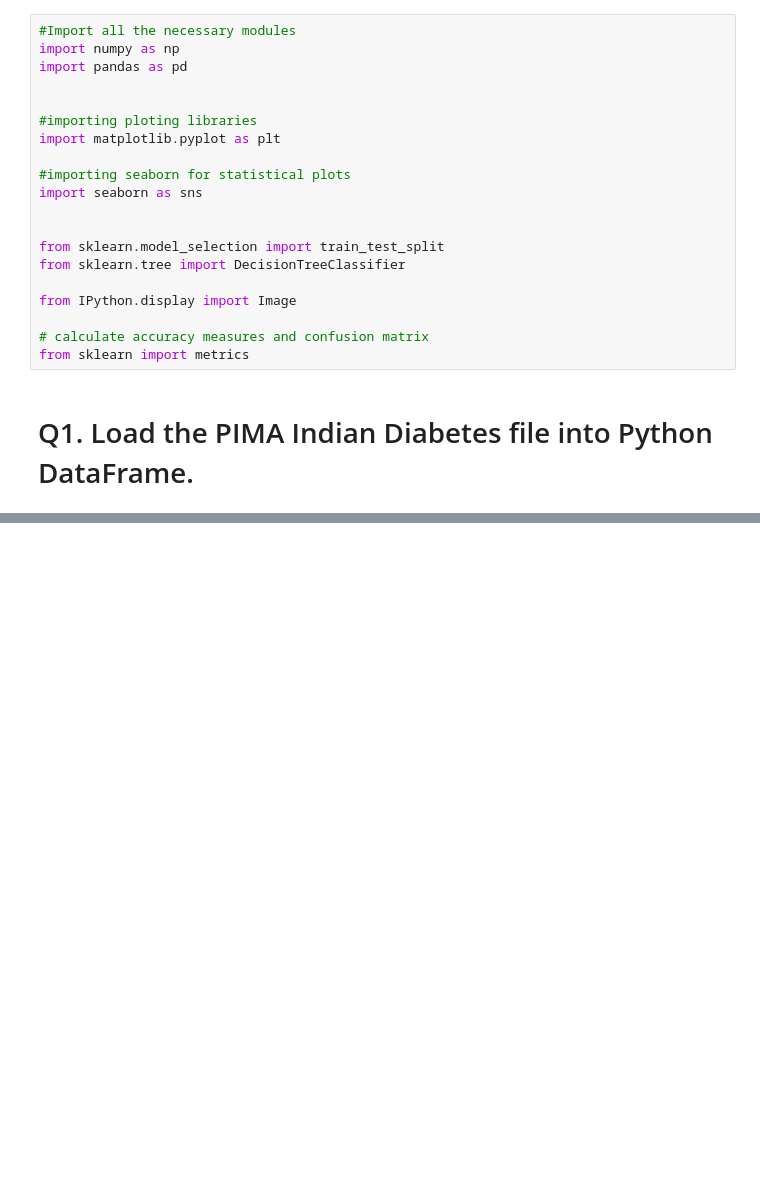
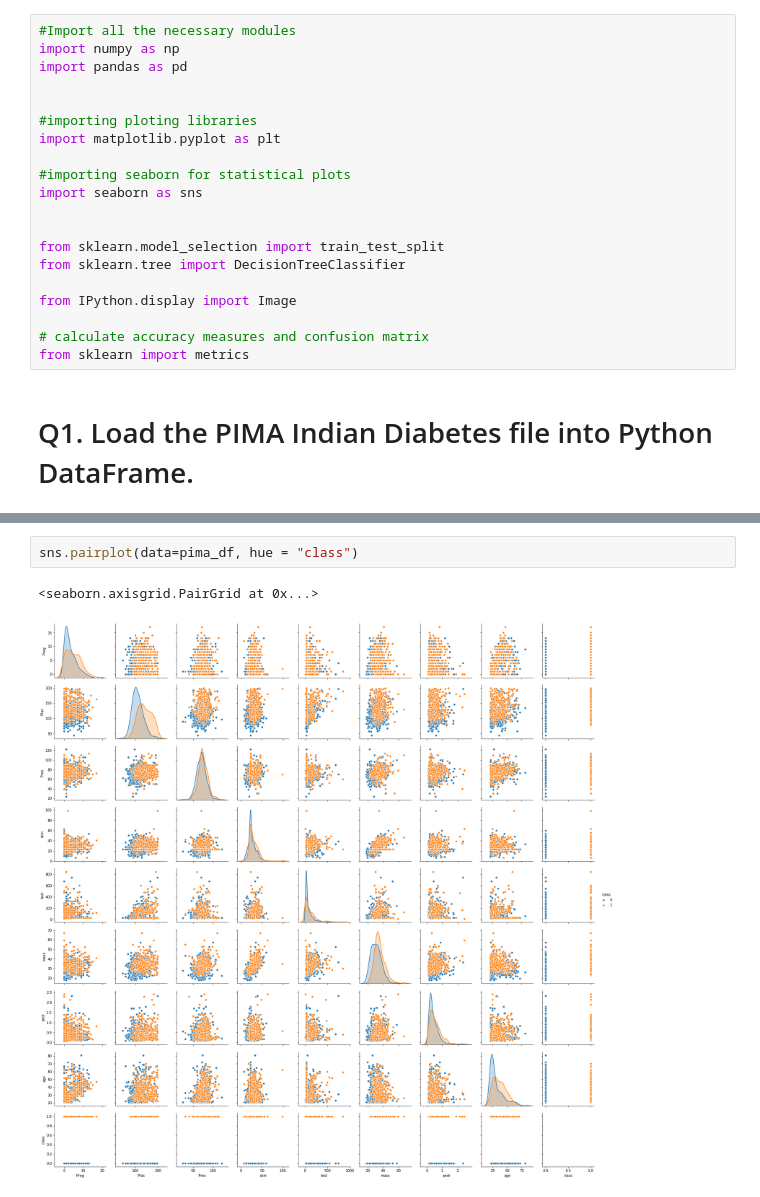
Before and after one commit to knightriderX/randomPythonNotebooks, a Jupyter notebook: R3_Internal_Lab_PimaD_KG_Solutions.ipynb, the cells around one changed output, grey strips where cells are left out. Drawn from its saved outputs; the diff is of its cells as text; blank space fills up the shorter version.

```diff
--- a/R3_Internal_Lab_PimaD_KG_Solutions.ipynb
+++ b/R3_Internal_Lab_PimaD_KG_Solutions.ipynb
@@ -55,0 +181,5 @@ url = "https://raw.githubusercontent.com/knightriderX/randomPythonNotebooks/mast
+# %%
+sns.pairplot(data=pima_df, hue = "class")
+# %% [output]
+<seaborn.axisgrid.PairGrid at 0x...>
+[figure, added]
```
Also changed, not shown: parts of 20 cells of this notebook.
